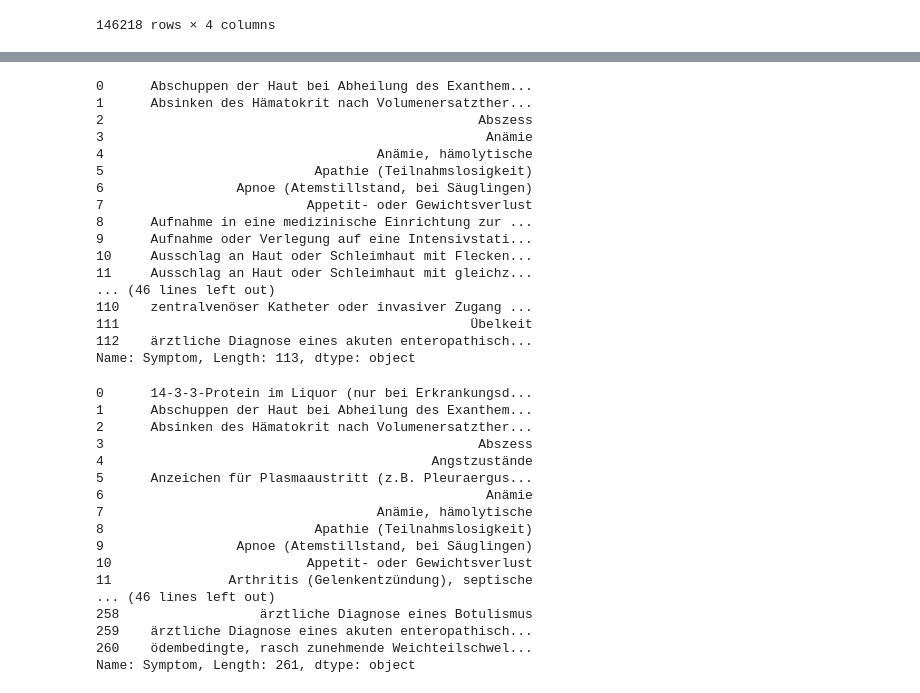
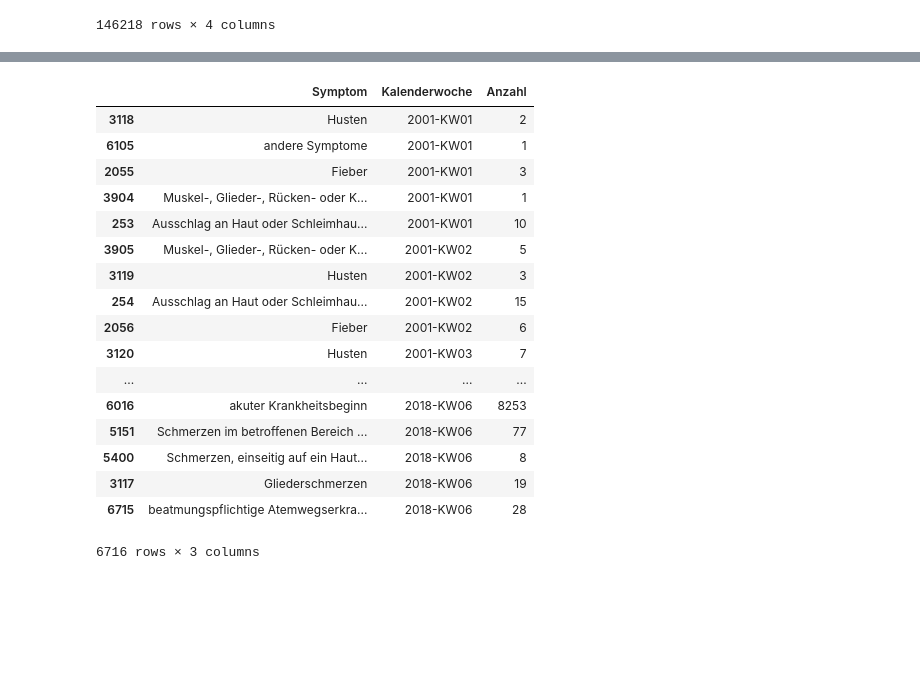
Before and after one commit to JarnoRFB/mercura, a Jupyter notebook: symptoms_preprocessing.ipynb, the cells around one changed output, grey strips where cells are left out. Saved outputs shown, nothing was run; the diff lists cells and outputs as text; code cells hidden in the pictures; blank space fills up the shorter version.

```diff
--- a/symptoms_preprocessing.ipynb
+++ b/symptoms_preprocessing.ipynb
@@ -115,42 +98,22 @@ sample_week
 # %%
-sample_week = sample_week.groupby(['Symptom'])['Anzahl'].sum().reset_index()
-sample_week
+df_selection_pivot = df_selection.groupby(['Symptom','Kalenderwoche'])['Anzahl'].sum().reset_index()
+df_selection_pivot.sort_values('Kalenderwoche')
 # %% [output]
+|  | Symptom | Kalenderwoche | Anzahl |
+| 3118 | Husten | 2001-KW01 | 2 |
+| 6105 | andere Symptome | 2001-KW01 | 1 |
+| 2055 | Fieber | 2001-KW01 | 3 |
+| 3904 | Muskel-, Glieder-, Rücken- oder K... | 2001-KW01 | 1 |
+| 253 | Ausschlag an Haut oder Schleimhau... | 2001-KW01 | 10 |
+| 3905 | Muskel-, Glieder-, Rücken- oder K... | 2001-KW02 | 5 |
+| 3119 | Husten | 2001-KW02 | 3 |
+| 254 | Ausschlag an Haut oder Schleimhau... | 2001-KW02 | 15 |
+| 2056 | Fieber | 2001-KW02 | 6 |
+| 3120 | Husten | 2001-KW03 | 7 |
+| ... | ... | ... | ... |
+| 6016 | akuter Krankheitsbeginn | 2018-KW06 | 8253 |
+| 5151 | Schmerzen im betroffenen Bereich ... | 2018-KW06 | 77 |
+| 5400 | Schmerzen, einseitig auf ein Haut... | 2018-KW06 | 8 |
+| 3117 | Gliederschmerzen | 2018-KW06 | 19 |
+| 6715 | beatmungspflichtige Atemwegserkra... | 2018-KW06 | 28 |
-0      Abschuppen der Haut bei Abheilung des Exanthem...
-1      Absinken des Hämatokrit nach Volumenersatzther...
-2                                                Abszess
-3                                                 Anämie
-4                                   Anämie, hämolytische
-5                           Apathie (Teilnahmslosigkeit)
-6                 Apnoe (Atemstillstand, bei Säuglingen)
-7                          Appetit- oder Gewichtsverlust
-8      Aufnahme in eine medizinische Einrichtung zur ...
-9      Aufnahme oder Verlegung auf eine Intensivstati...
-10     Ausschlag an Haut oder Schleimhaut mit Flecken...
-11     Ausschlag an Haut oder Schleimhaut mit gleichz...
-... (46 lines left out)
-110    zentralvenöser Katheter oder invasiver Zugang ...
-111                                             Übelkeit
-112    ärztliche Diagnose eines akuten enteropathisch...
-Name: Symptom, Length: 113, dtype: object
+6716 rows × 3 columns
-# %%
-df_all_symptoms = df.groupby(['Symptom'])['Anzahl'].sum().reset_index()['Symptom']
-df_all_symptoms
-# %% [output]
-0      14-3-3-Protein im Liquor (nur bei Erkrankungsd...
-1      Abschuppen der Haut bei Abheilung des Exanthem...
-2      Absinken des Hämatokrit nach Volumenersatzther...
-3                                                Abszess
-4                                          Angstzustände
-5      Anzeichen für Plasmaaustritt (z.B. Pleuraergus...
-6                                                 Anämie
-7                                   Anämie, hämolytische
-8                           Apathie (Teilnahmslosigkeit)
-9                 Apnoe (Atemstillstand, bei Säuglingen)
-10                         Appetit- oder Gewichtsverlust
-11               Arthritis (Gelenkentzündung), septische
-... (46 lines left out)
-258                  ärztliche Diagnose eines Botulismus
-259    ärztliche Diagnose eines akuten enteropathisch...
-260    ödembedingte, rasch zunehmende Weichteilschwel...
-Name: Symptom, Length: 261, dtype: object
```
Also changed, not shown: parts of 12 cells of this notebook.
